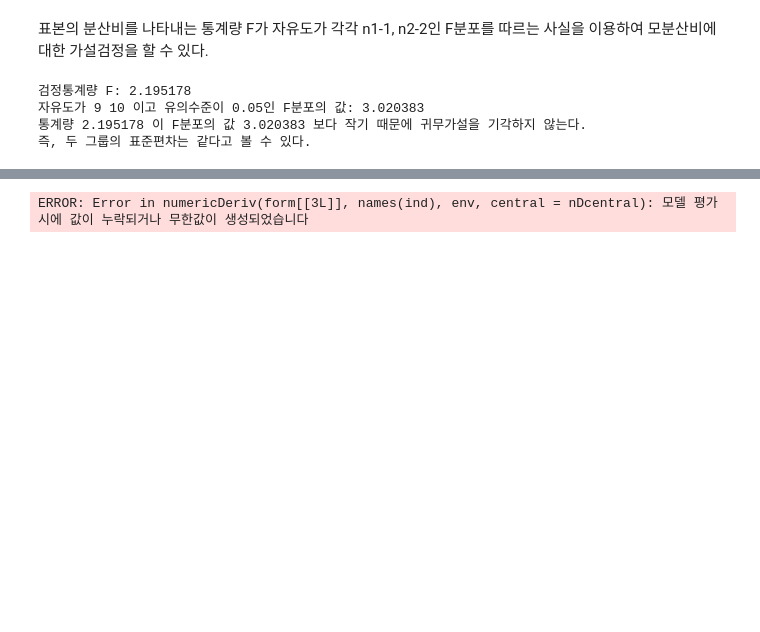
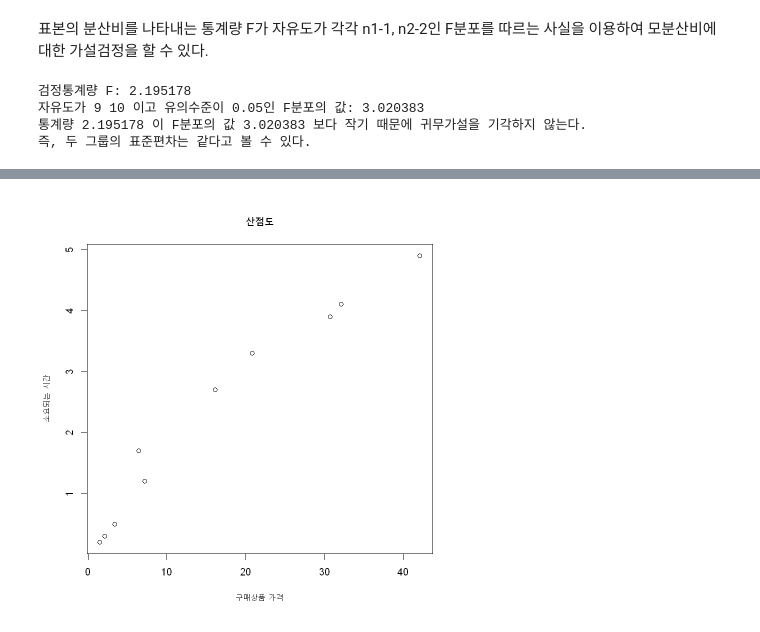
Before and after one commit to barkle2/KNOU, a Jupyter notebook: [5-1]데이터분석방법론(1)/중간고사.ipynb, the cells around one changed output, grey strips where cells are left out. Drawn from its saved outputs; the diff is of its cells as text; code cells hidden in the pictures; blank space fills up the shorter version.

```diff
--- a/[5-1]데이터분석방법론(1)/중간고사.ipynb
+++ b/[5-1]데이터분석방법론(1)/중간고사.ipynb
@@ -158,13 +167,5 @@ cat("즉, 두 그룹의 표준편차는 같다고 볼 수 있다.")
 x <- c(6.4, 16.1, 42.1, 2.1, 30.7, 32.1, 7.2, 3.4, 20.8, 1.5)
 y <- c(1.7, 2.7, 4.9, 0.3, 3.9, 4.1, 1.2, 0.5, 3.3, 0.2)
 
-# 로그 변환
-log_y <- log(y)
-log_x <- log(x)
-
-# 비선형 모델 적합
-model <- nls(log_y ~ log(b0) + b1 * log_x, start = list(b0 = 1, b1 = 1))
-
-# 모델 요약 출력
-summary(model)
+plot(x,y, main="산점도", xlab="구매상품 가격", ylab="소요되는 시간")
 # %% [output]
@@ -173 +172 @@ Warning message in log(b0):
-ERROR: Error in numericDeriv(form[[3L]], names(ind), env, central = nDcentral): 모델 평가시에 값이 누락되거나 무한값이 생성되었습니다
+[figure, added]
```
Also changed, not shown: parts of 14 cells of this notebook, 6 other files.
